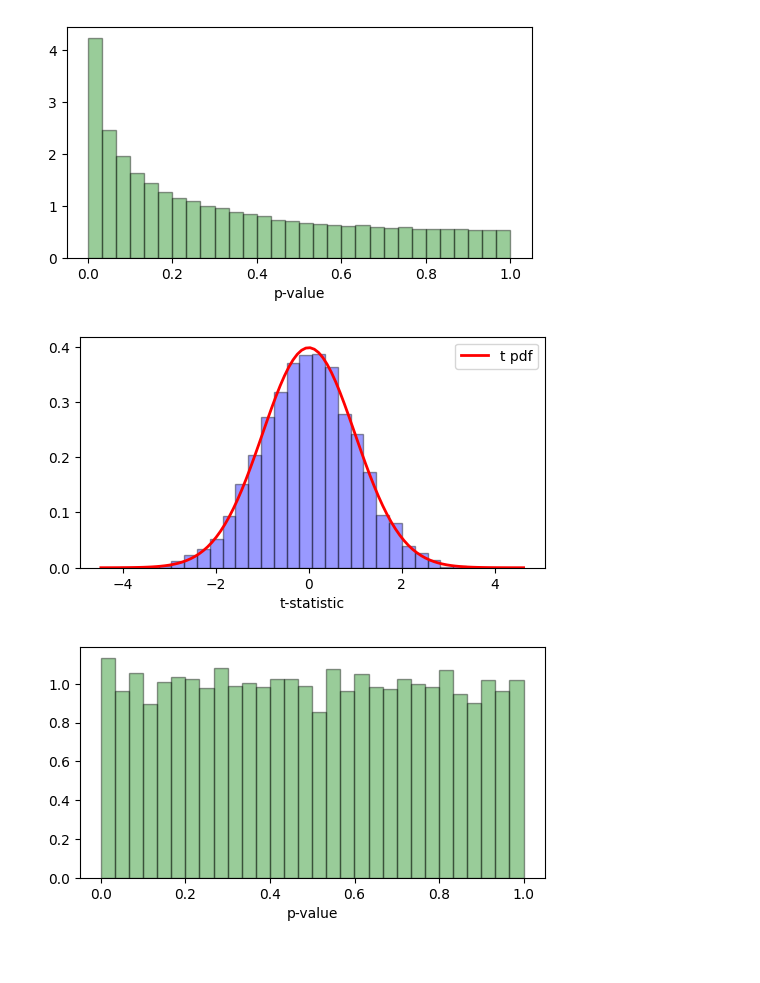
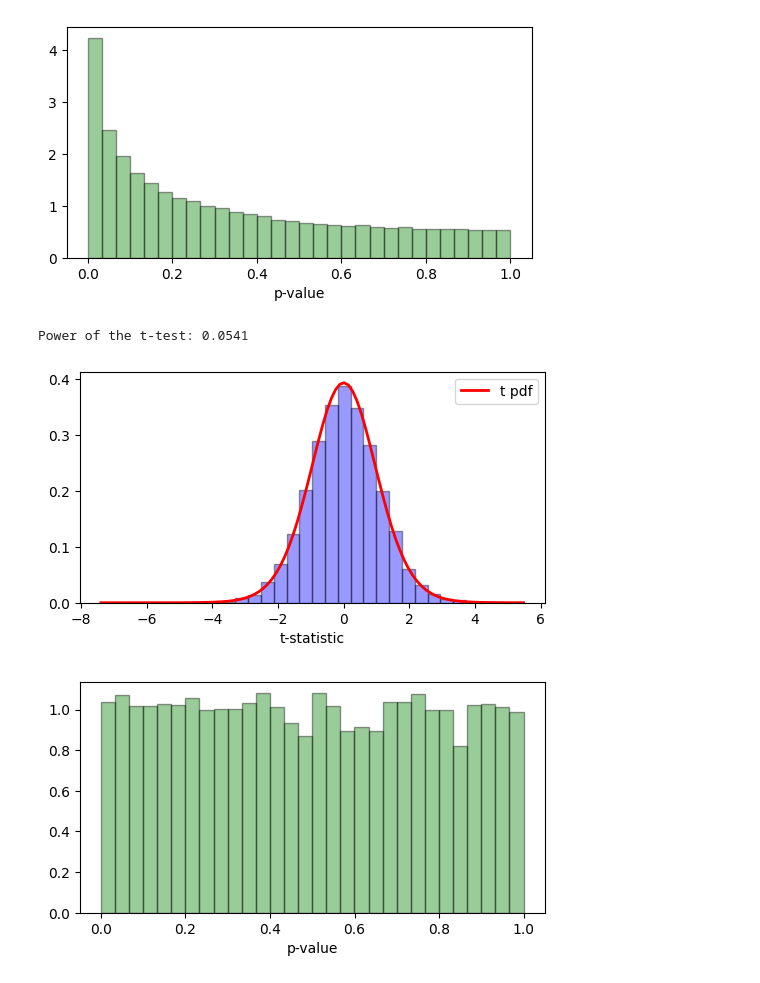
Before and after one commit to ntpuccw/InClassCoding, a Jupyter notebook: gar1022.ipynb, the cells around one changed output. Cells and saved outputs as stored; diff of their text form; code cells hidden in the pictures.

```diff
--- a/gar1022.ipynb
+++ b/gar1022.ipynb
@@ -42,32 +42,34 @@ plt.show()
 # %%
 # use scipy to do the t-test
 import numpy as np
 from scipy import stats as stat
 
-mu1, sigma1, n1 = 0, 1, 100
-mu2, sigma2, n2 = 0, 1, 100
+mu1, sigma1, n1 = 0, 1, 10
+mu2, sigma2, n2 = 0, 1, 10
 N = 10000
 
 X1 = stat.norm.rvs(loc=mu1, scale=sigma1, size=(n1, N))
 X2 = stat.norm.rvs(loc=mu2, scale=sigma2, size=(n2, N))
 
 t_stat, p_val = stat.ttest_ind(X1, X2, axis=0, equal_var=True)
-# print(f't-statistic: {t_stat}, p-value: {p_val}')
+power = np.mean(p_val < 0.05)
+print(f'Power of the t-test: {power:.4f}')
 
 fig = plt.figure(figsize=(6,3))
 plt.hist(t_stat, bins=30, density=True, alpha=0.4, color='b', edgecolor='k')
 xmin, xmax = plt.xlim()
 x = np.linspace(xmin, xmax, 100)
 y = stat.t.pdf(x, df=n1+n2-2)
 plt.plot(x, y, 'r-', lw=2, label='t pdf')
 plt.xlabel('t-statistic')
 plt.legend()
 plt.show()
 
 fig = plt.figure(figsize=(6,3))
 plt.hist(p_val, bins=30, density=True, alpha=0.4, color='g', edgecolor='k')
 plt.xlabel('p-value')
 plt.show()
 # %% [output]
+Power of the t-test: 0.0541
-[figure, old version]
+[figure, new version]
-[figure, old version]
+[figure, new version]
```
